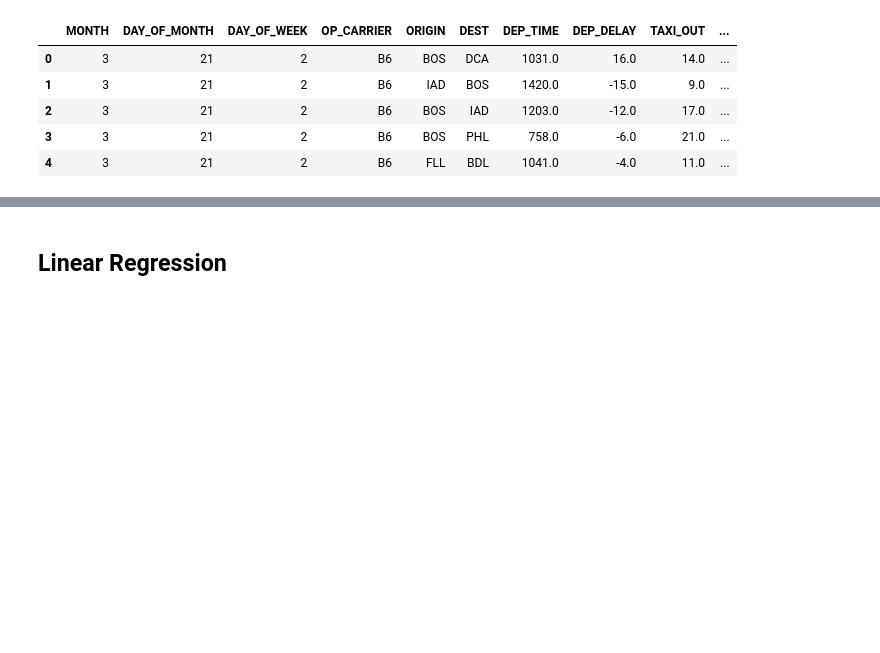
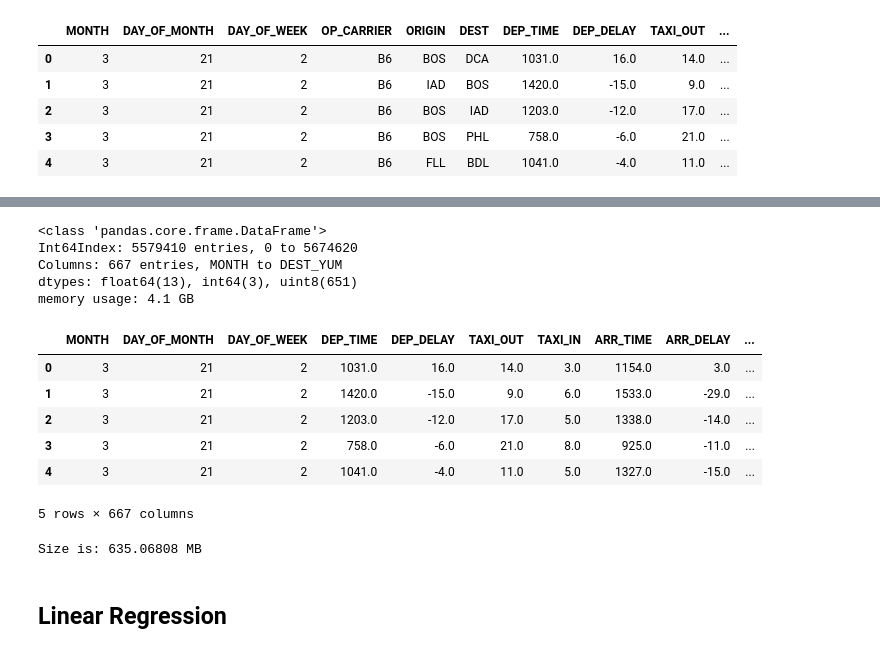
Before and after one commit to dmitriykats1/Springboard, a Jupyter notebook: Capstone1/Modeling.ipynb, the cells around one changed output, grey strips where cells are left out. Drawn from its saved outputs; the diff is of its cells as text; code cells hidden in the pictures; blank space fills up the shorter version.

```diff
--- a/Capstone1/Modeling.ipynb
+++ b/Capstone1/Modeling.ipynb
@@ -70,0 +116,2 @@ len(df.ORIGIN.unique())
+# %%
+dummy_vars = pd.get_dummies(df[objects])
@@ -70,0 +126,2 @@ len(df.ORIGIN.unique())
+# %%
+df_encoded = pd.concat([df, dummy_vars], axis=1)
@@ -70,0 +138,23 @@ len(df.ORIGIN.unique())
+# %%
+df_encoded = df_encoded.drop(['ORIGIN'], axis=1)
+# %%
+df_encoded = df_encoded.drop(['OP_CARRIER'], axis=1)
+df_encoded = df_encoded.drop(['DEST'], axis=1)
+# %%
+df_encoded.info(memory_usage='deep')
+# %% [output]
+<class 'pandas.core.frame.DataFrame'>
+Int64Index: 5579410 entries, 0 to 5674620
+Columns: 667 entries, MONTH to DEST_YUM
+dtypes: float64(13), int64(3), uint8(651)
+memory usage: 4.1 GB
+# %%
+df_encoded.head()
+# %% [output]
+|  | MONTH | DAY_OF_MONTH | DAY_OF_WEEK | DEP_TIME | DEP_DELAY | TAXI_OUT | TAXI_IN | ARR_TIME | ARR_DELAY | ... |
+| 0 | 3 | 21 | 2 | 1031.0 | 16.0 | 14.0 | 3.0 | 1154.0 | 3.0 | ... |
+| 1 | 3 | 21 | 2 | 1420.0 | -15.0 | 9.0 | 6.0 | 1533.0 | -29.0 | ... |
+| 2 | 3 | 21 | 2 | 1203.0 | -12.0 | 17.0 | 5.0 | 1338.0 | -14.0 | ... |
+| 3 | 3 | 21 | 2 | 758.0 | -6.0 | 21.0 | 8.0 | 925.0 | -11.0 | ... |
+| 4 | 3 | 21 | 2 | 1041.0 | -4.0 | 11.0 | 5.0 | 1327.0 | -15.0 | ... |
+5 rows × 667 columns
@@ -71,3 +163,7 @@ len(df.ORIGIN.unique())
+# %%
+print(f'Size is: {matrix.data.nbytes / 1000000} MB')
+# %% [output]
+Size is: 635.06808 MB
 # %% [markdown]
 ## Linear Regression
 # %%
```
Also changed, not shown: parts of 22 cells of this notebook, 2 other files.
